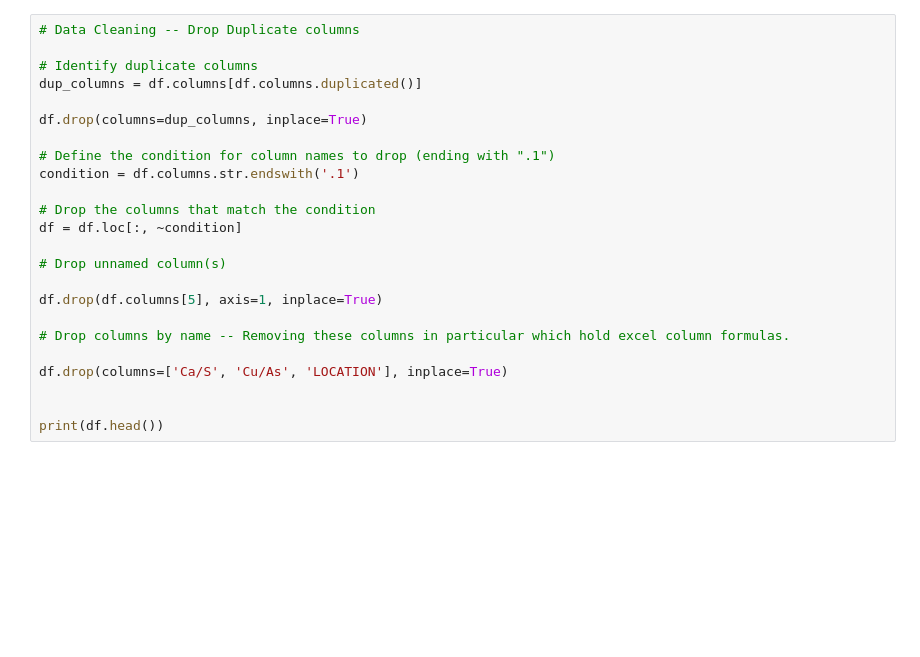
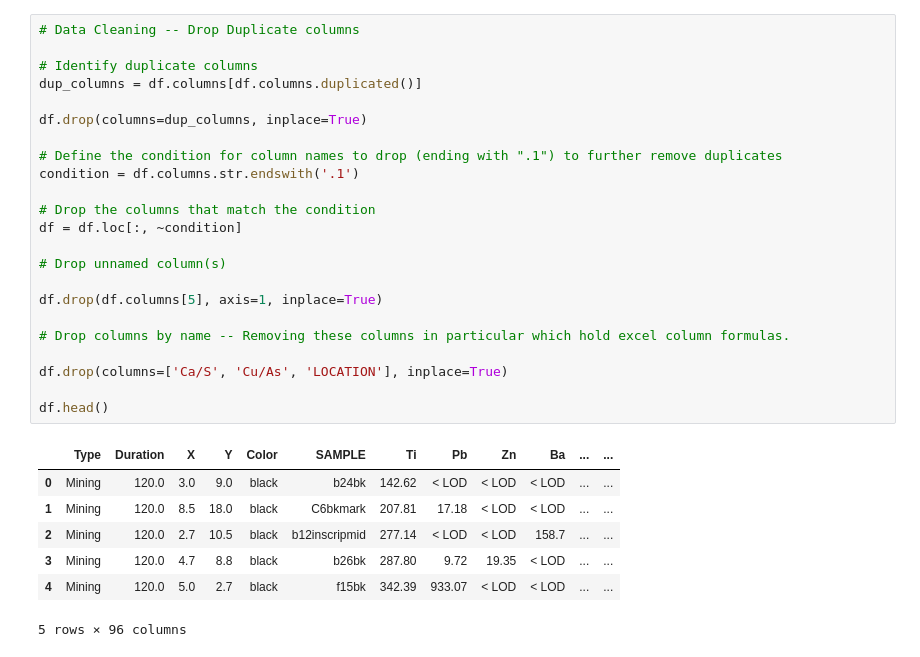
Before and after one commit to kgtillis/artifact_composition_analysis, a Jupyter notebook: src/data_cleaning/element_cleaning_and_export.ipynb, the cells around one changed output. Cells and saved outputs as stored; diff of their text form; blank space fills up the shorter version.

```diff
--- a/src/data_cleaning/element_cleaning_and_export.ipynb
+++ b/src/data_cleaning/element_cleaning_and_export.ipynb
@@ -18,27 +27,34 @@ df.head()
 # %%
 # Data Cleaning -- Drop Duplicate columns
 
 # Identify duplicate columns
 dup_columns = df.columns[df.columns.duplicated()]
 
 df.drop(columns=dup_columns, inplace=True)
 
-# Define the condition for column names to drop (ending with ".1")
+# Define the condition for column names to drop (ending with ".1") to further remove duplicates
 condition = df.columns.str.endswith('.1')
 
 # Drop the columns that match the condition
 df = df.loc[:, ~condition]
 
 # Drop unnamed column(s)
 
 df.drop(df.columns[5], axis=1, inplace=True)
 
 # Drop columns by name -- Removing these columns in particular which hold excel column formulas.
 
 df.drop(columns=['Ca/S', 'Cu/As', 'LOCATION'], inplace=True)
 
-
-print(df.head())
+df.head()
+# %% [output]
+|  | Type | Duration | X | Y | Color | SAMPLE | Ti | Pb | Zn | Ba | ... | ... |
+| 0 | Mining | 120.0 | 3.0 | 9.0 | black | b24bk | 142.62 | < LOD | < LOD | < LOD | ... | ... |
+| 1 | Mining | 120.0 | 8.5 | 18.0 | black | C6bkmark | 207.81 | 17.18 | < LOD | < LOD | ... | ... |
+| 2 | Mining | 120.0 | 2.7 | 10.5 | black | b12inscripmid | 277.14 | < LOD | < LOD | 158.7 | ... | ... |
+| 3 | Mining | 120.0 | 4.7 | 8.8 | black | b26bk | 287.80 | 9.72 | 19.35 | < LOD | ... | ... |
+| 4 | Mining | 120.0 | 5.0 | 2.7 | black | f15bk | 342.39 | 933.07 | < LOD | < LOD | ... | ... |
+5 rows × 96 columns
 # %%
 # Reorder range of element column names in A-Z order
 
```
Also changed, not shown: parts of 11 cells of this notebook, 7 other files.
